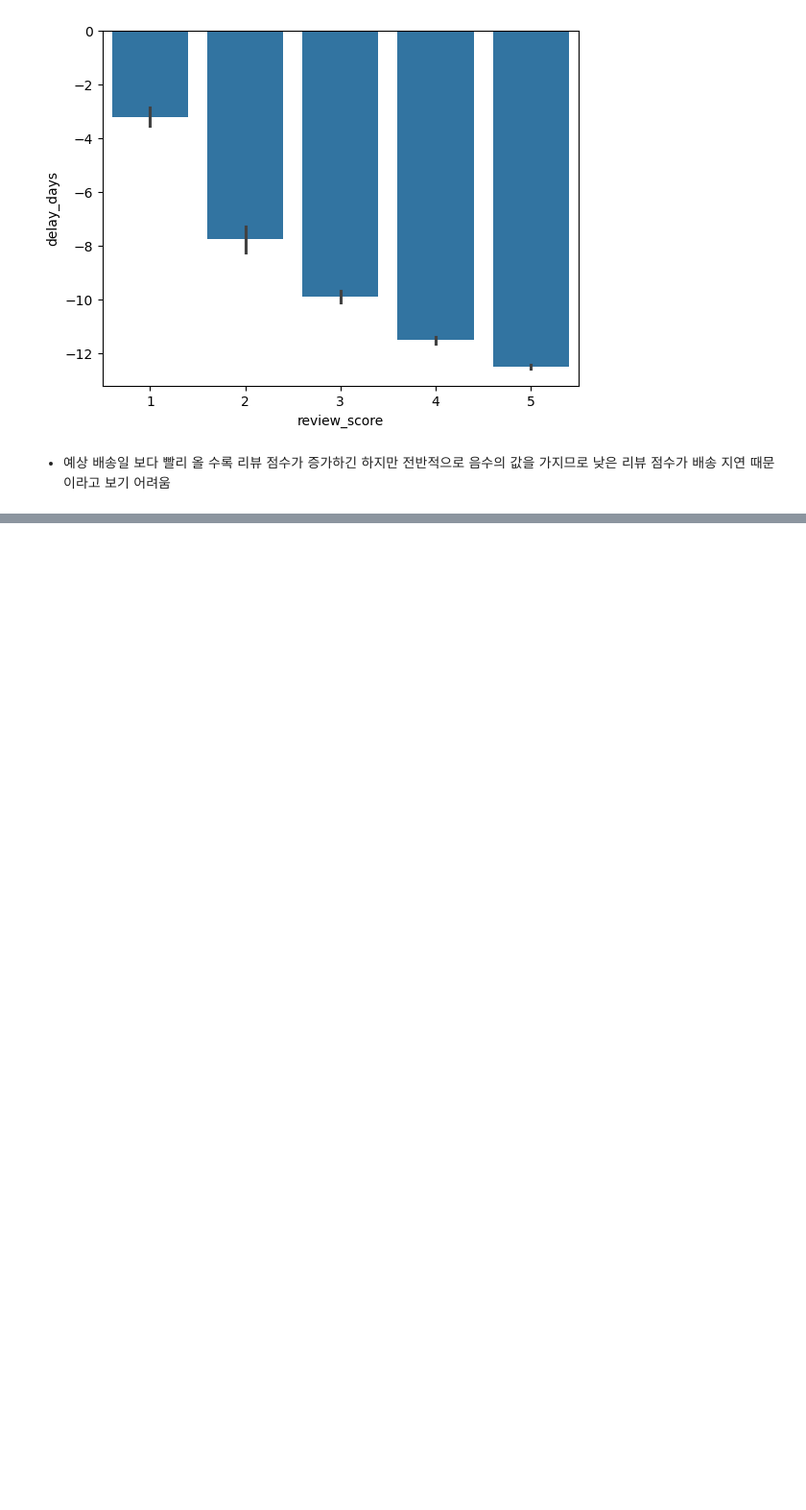
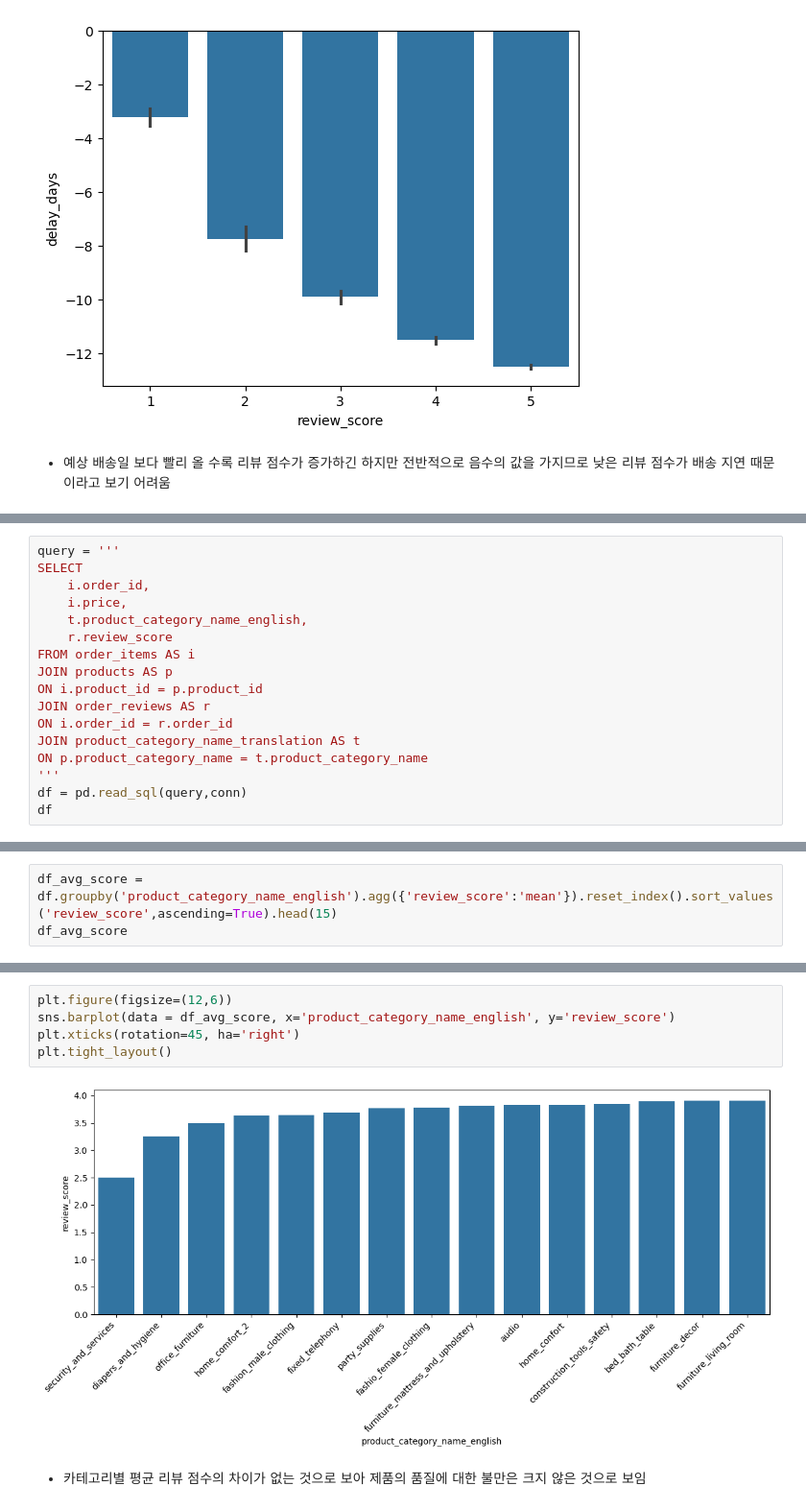
Before and after one commit to taaesu/olist_sql_python_analysis, a Jupyter notebook: olist_analysis.ipynb, the cells around one changed output, grey strips where cells are left out. Shown at 96% size. Drawn from its saved outputs; the diff is of its cells as text; blank space fills up the shorter version.

Commit message:
category review score

```diff
--- a/olist_analysis.ipynb
+++ b/olist_analysis.ipynb
@@ -147,0 +157,17 @@ sns.barplot(data=df_delay, x='review_score',y='delay_days');
+# %%
+query = '''
+SELECT
+    i.order_id,
+    i.price,
+    t.product_category_name_english,
+    r.review_score
+FROM order_items AS i
+JOIN products AS p
+ON i.product_id = p.product_id
+JOIN order_reviews AS r
+ON i.order_id = r.order_id
+JOIN product_category_name_translation AS t
+ON p.product_category_name = t.product_category_name
+'''
+df = pd.read_sql(query,conn)
+df
@@ -147,0 +188,3 @@ sns.barplot(data=df_delay, x='review_score',y='delay_days');
+# %%
+df_avg_score = df.groupby('product_category_name_english').agg({'review_score':'mean'}).reset_index().sort_values('review_score',ascending=True).head(15)
+df_avg_score
@@ -147,0 +208,9 @@ sns.barplot(data=df_delay, x='review_score',y='delay_days');
+# %%
+plt.figure(figsize=(12,6))
+sns.barplot(data = df_avg_score, x='product_category_name_english', y='review_score')
+plt.xticks(rotation=45, ha='right')
+plt.tight_layout()
+# %% [output]
+[figure, added]
+# %% [markdown]
+- 카테고리별 평균 리뷰 점수의 차이가 없는 것으로 보아 제품의 품질에 대한 불만은 크지 않은 것으로 보임
```
Also changed, not shown: parts of 4 cells of this notebook.
